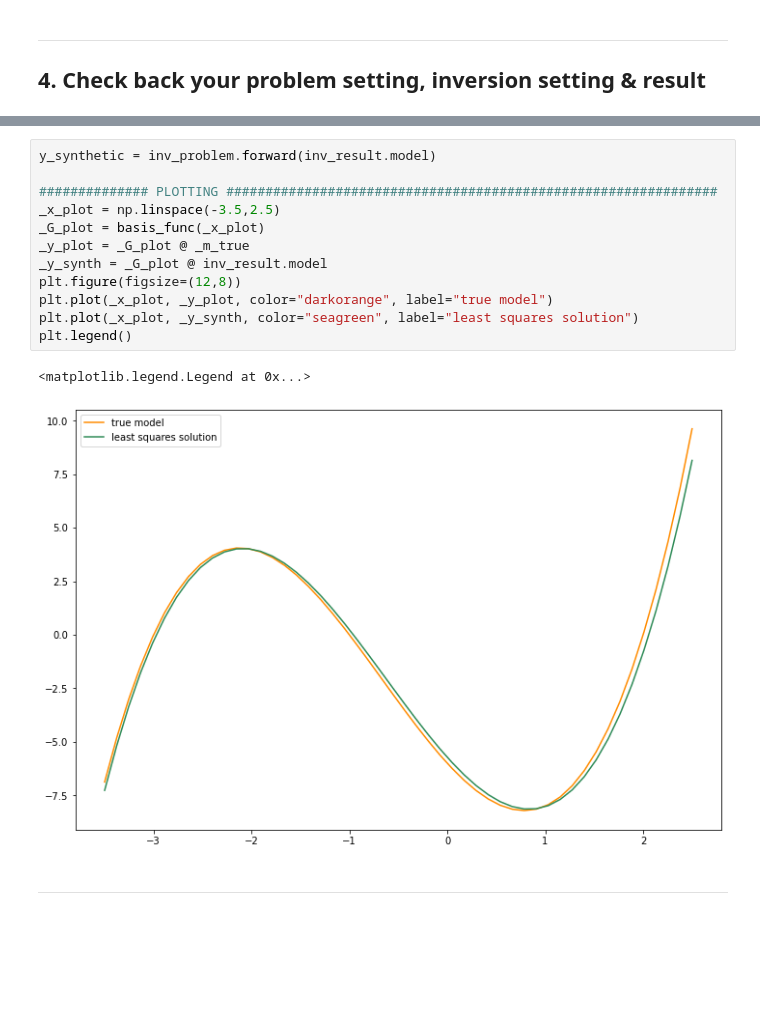
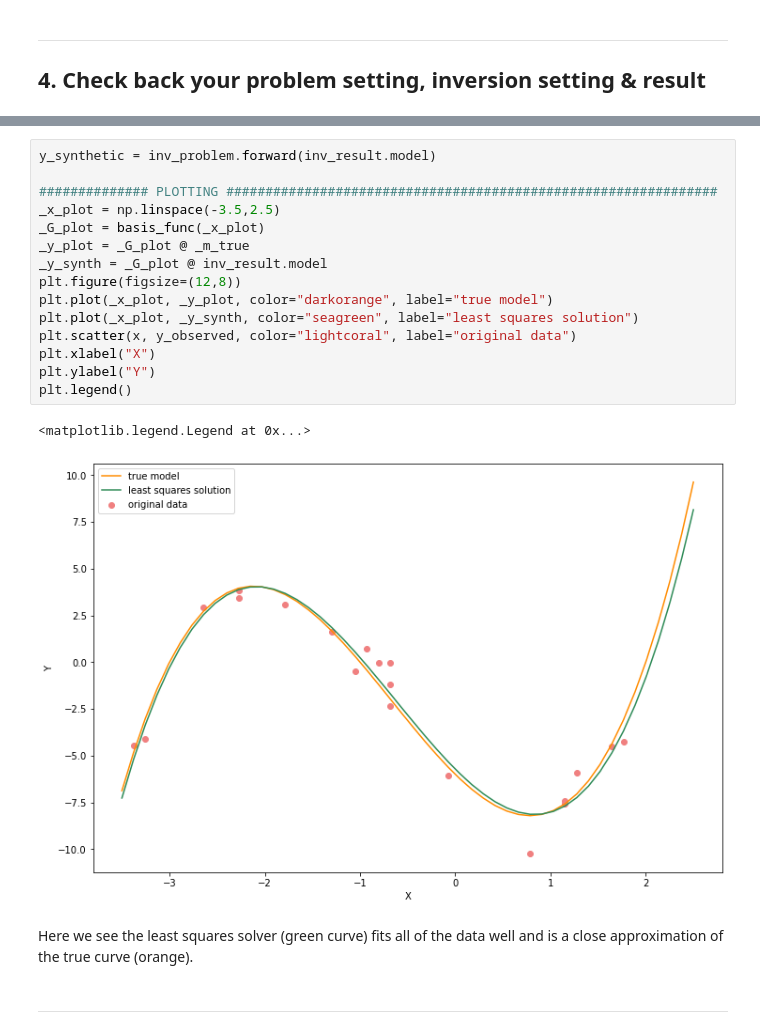
Before and after one commit to inlab-geo/espresso, a Jupyter notebook: cofi-examples/linear_regression.ipynb, the cells around one changed output, grey strips where cells are left out. Drawn from its saved outputs; the diff is of its cells as text; blank space fills up the shorter version.

```diff
--- a/cofi-examples/linear_regression.ipynb
+++ b/cofi-examples/linear_regression.ipynb
@@ -250,17 +251,22 @@ List of functions / properties defined:
 # %%
 y_synthetic = inv_problem.forward(inv_result.model)
 
 ############## PLOTTING ###############################################################
 _x_plot = np.linspace(-3.5,2.5)
 _G_plot = basis_func(_x_plot)
 _y_plot = _G_plot @ _m_true
 _y_synth = _G_plot @ inv_result.model
 plt.figure(figsize=(12,8))
 plt.plot(_x_plot, _y_plot, color="darkorange", label="true model")
 plt.plot(_x_plot, _y_synth, color="seagreen", label="least squares solution")
+plt.scatter(x, y_observed, color="lightcoral", label="original data")
+plt.xlabel("X")
+plt.ylabel("Y")
 plt.legend()
 # %% [output]
 <matplotlib.legend.Legend at 0x...>
-[figure, old version]
+[figure, new version]
+# %% [markdown]
+Here we see the least squares solver (green curve) fits all of the data well and is a close approximation of the true curve (orange).
 # %% [markdown]
 ---
```
Also changed, not shown: parts of 5 cells of this notebook.
